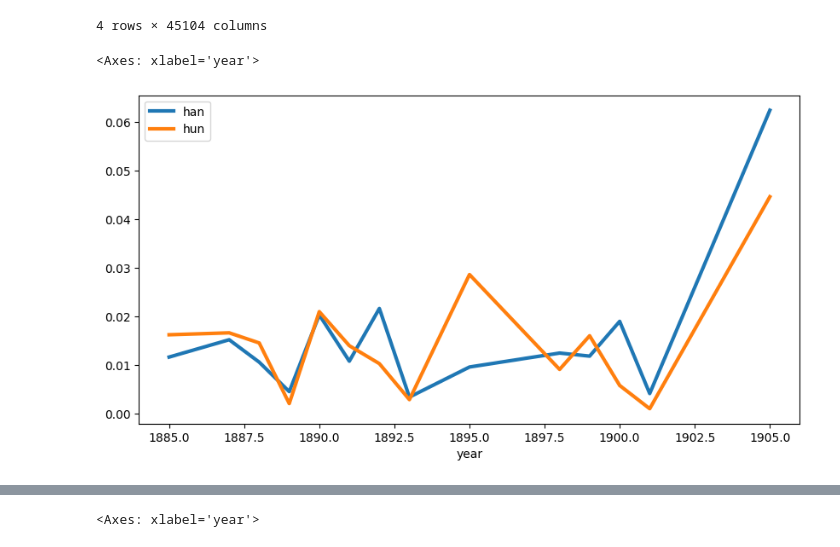
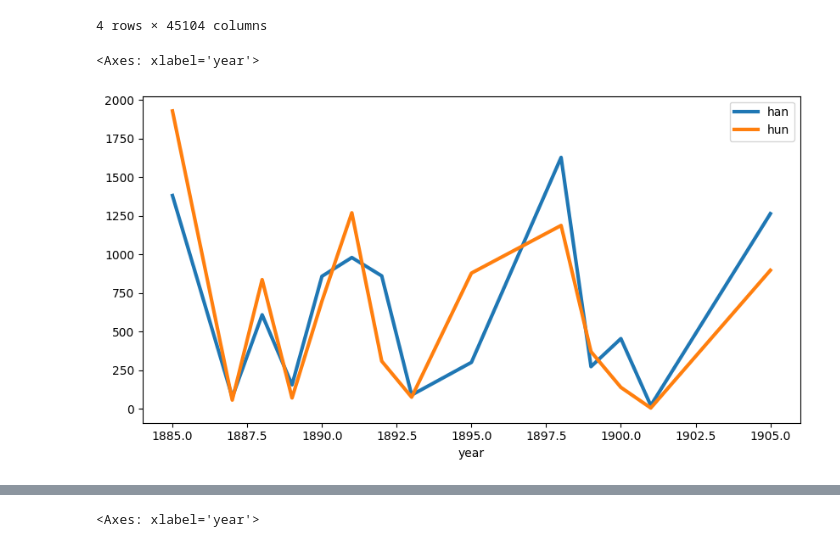
Before and after one commit to Yoonsen/Dhlab_code, a Jupyter notebook: test_tools.ipynb, the cells around one changed output, grey strips where cells are left out. Drawn from its saved outputs; the diff is of its cells as text; code cells hidden in the pictures.

```diff
--- a/test_tools.ipynb
+++ b/test_tools.ipynb
@@ -7,5 +7,5 @@ import pandas as pd
 # %%
-c = ti.make_imagination_corpus()
+c = ti.get_imag_corpus()
 # %%
 api.get_document_frequencies??
 # %% [output]
@@ -50,9 +50,9 @@ def imagination_ngram(corpus, words, mode='rel'):
         df = cnts['freq']
     frek = df.transpose().copy()
     frek = pd.concat([frek, d2y.to_frame('year')], axis = 1)
-    return frek.groupby('year').sum()
+    return frek.groupby('year').mean()
 # %%
-imagination_ngram(c[c.authors.str.contains("Amalie")], ["han", "hun"]).plot(figsize=(10,5), lw=3)
+imagination_ngram(c[c.authors.str.contains("Amalie")], ["han", "hun"], mode="a").plot(figsize=(10,5), lw=3)
 # %% [output]
 <Axes: xlabel='year'>
-[figure, old version]
+[figure, new version]
```
Also changed, not shown: parts of 3 cells of this notebook, 1 other file.
